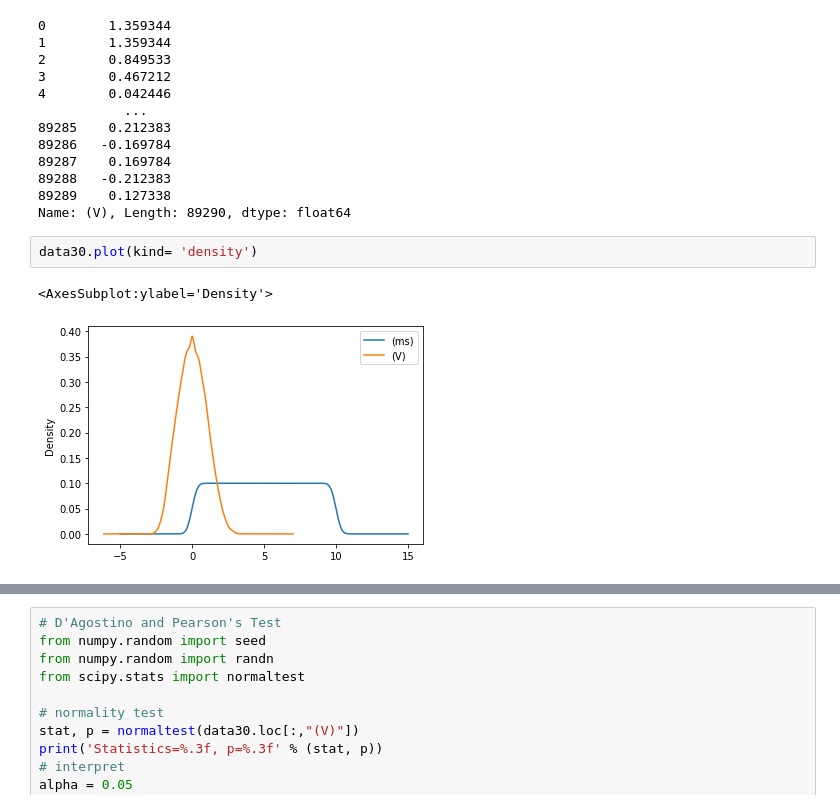
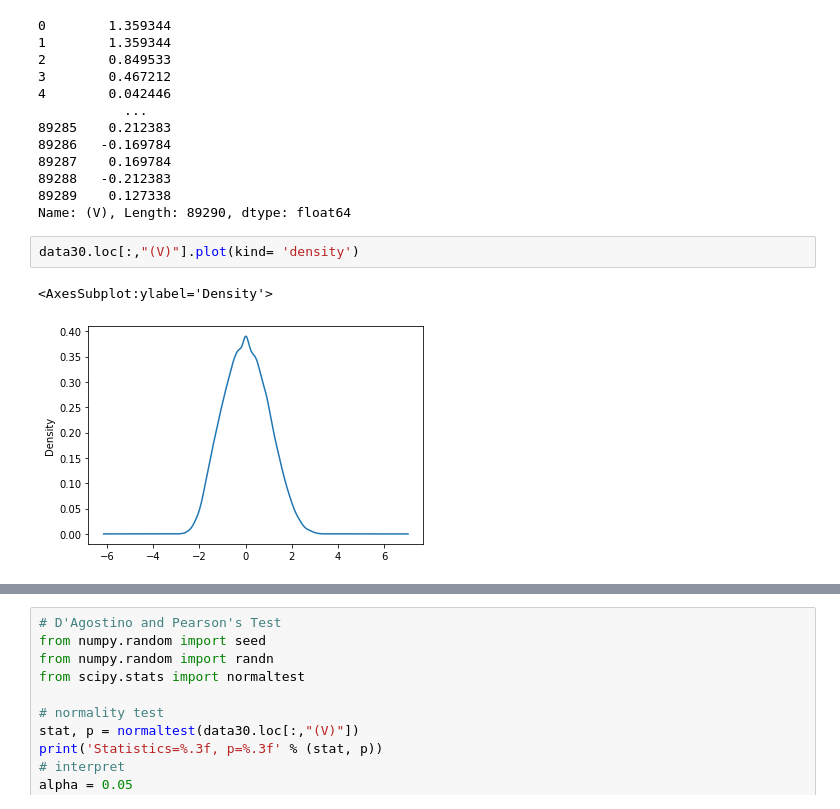
Before and after one commit to emanbuc/noise, a Jupyter notebook: assignment2.ipynb, the cells around one changed output, grey strips where cells are left out. Drawn from its saved outputs; the diff is of its cells as text.

```diff
--- a/assignment2.ipynb
+++ b/assignment2.ipynb
@@ -126,7 +126,7 @@ data30.loc[:,"(V)"]
 89289    0.127338
 Name: (V), Length: 89290, dtype: float64
 # %%
-data30.plot(kind= 'density')
+data30.loc[:,"(V)"].plot(kind= 'density')
 # %% [output]
 <AxesSubplot:ylabel='Density'>
-[figure, old version]
+[figure, new version]
```
Also changed, not shown: parts of 10 cells of this notebook.
